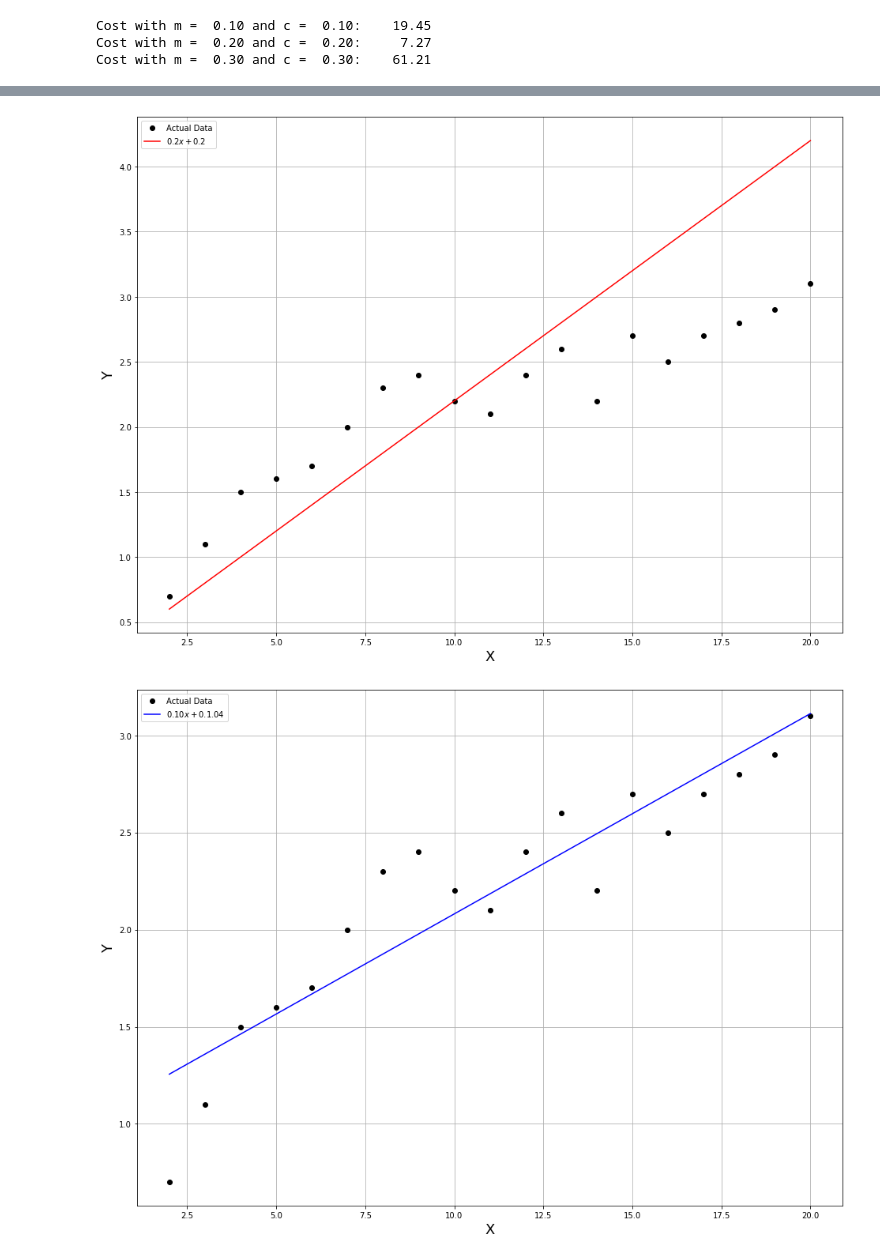
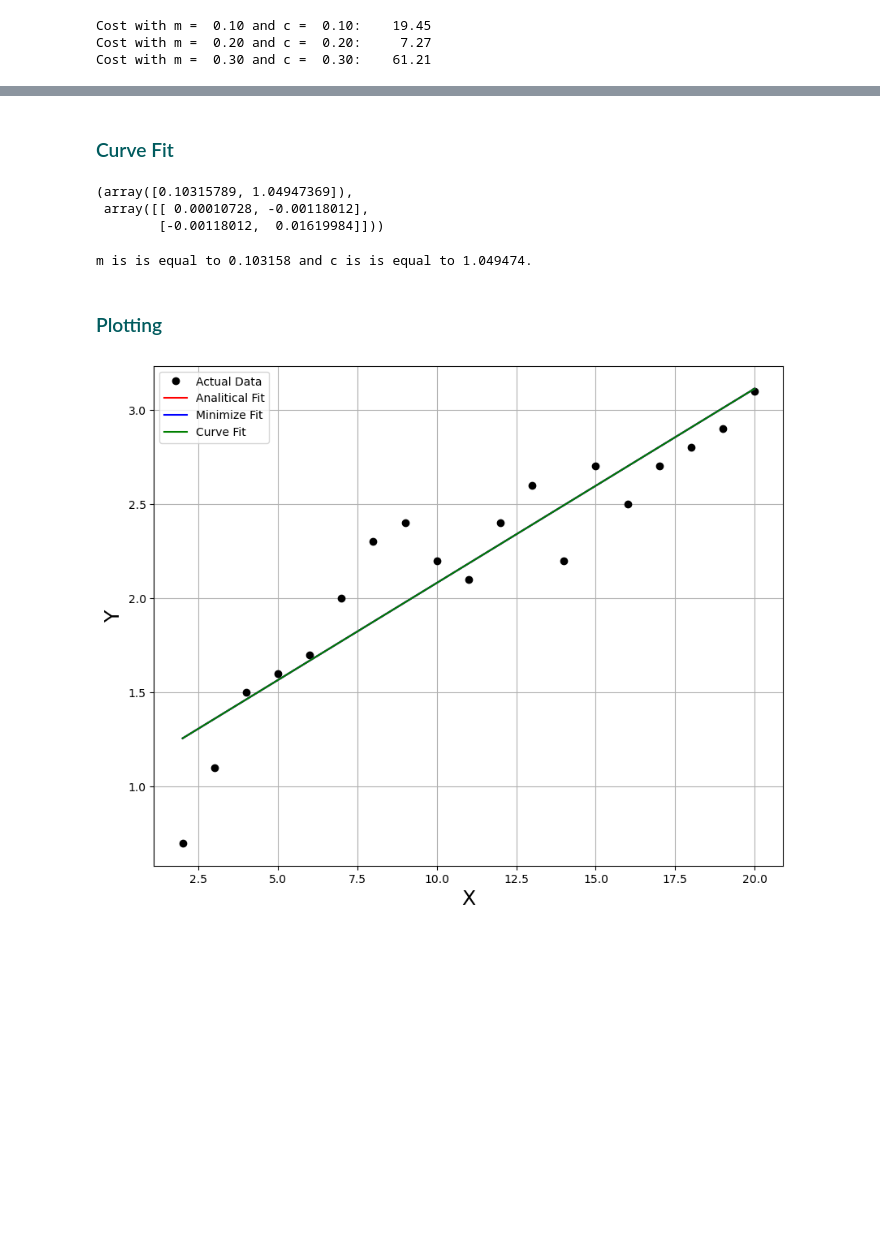
Before and after one commit to ReRiva/machine_learning_project, a Jupyter notebook: Exercises/02-modules-exercises.ipynb, the cells around one changed output, grey strips where cells are left out. Drawn from its saved outputs; the diff is of its cells as text; code cells hidden in the pictures; blank space fills up the shorter version.

```diff
--- a/Exercises/02-modules-exercises.ipynb
+++ b/Exercises/02-modules-exercises.ipynb
@@ -122,0 +190,3 @@ array([0.10315789, 1.04947368])
+# %%
+m_minimize, c_minimize = result_minimize.x
+print("m is is equal to %8.6f and c is is equal to %6.6f." % (m_minimize, c_minimize))
@@ -125,3 +199,25 @@ As seem above the best value for m is 0.10315789 and for c is 1.04947368. Now if
+# %% [markdown]
+<h3 style="color: rgb(0, 91, 94);">Curve Fit</h3>
+# %%
+def f(x, m, c):
+    return m * x + c
+# %%
+#The Scipy Optimize Curve Fit takes 3 arguments, the function we are trying to fit, the values for x and the values for y
+import scipy.optimize as so
+
+result_curve = so.curve_fit(f,x,y)
+result_curve
+# %% [output]
+(array([0.10315789, 1.04947369]),
+ array([[ 0.00010728, -0.00118012],
+        [-0.00118012,  0.01619984]]))
+# %%
+m_curve,c_curve = result_curve[0]
+print("m is is equal to %8.6f and c is is equal to %6.6f." % (m_curve,c_curve))
+# %% [output]
+m is is equal to 0.103158 and c is is equal to 1.049474.
+# %% [markdown]
+<h3 style="color: rgb(0, 91, 94);">Plotting</h3>
 # %%
 x = [2.0, 3.0, 4.0, 5.0, 6.0, 7.0, 8.0, 9.0, 10.0, 11.0, 12.0, 13.0, 14.0, 15.0, 16.0, 17.0, 18.0, 19.0, 20.0]
 y = [0.7, 1.1, 1.5, 1.6, 1.7, 2.0, 2.3, 2.4, 2.2, 2.1, 2.4, 2.6, 2.2, 2.7, 2.5, 2.7, 2.8, 2.9, 3.1]
@@ -130,44 +226,54 @@ y = [0.7, 1.1, 1.5, 1.6, 1.7, 2.0, 2.3, 2.4, 2.2, 2.1, 2.4, 2.6, 2.2, 2.7, 2.5,
 x = np.array(x)
 y = np.array(y)
 
-#Actual values of X and Y
+# Minimize - Analitical data
 
-plt.rcParams['figure.figsize'] = (16, 12)
+plt.rcParams['figure.figsize'] = (10, 8)
 plt.plot(x,y,"ko", label=r"Actual Data")
 plt.xlabel("X", size="18")
 plt.ylabel("Y", size="18")
 plt.grid()
 
 #Setting the limit of the plot so the last value of Y and X is the end of the plot
 
 #Plotting different lines to to try to find the best one
 
-plt.plot(x,(0.2 * x)+ 0.2,"r-", label=r"$0.2x + 0.2$")
-
-plt.legend()
-plt.show()
+plt.plot(x,(m_analitic * x)+ c_analitic,"r-", label=r"Analitical Fit")
 
 
 
 
-# Optimized Cost plot
+# Minimize plot
 
-plt.rcParams['figure.figsize'] = (16, 12)
-plt.plot(x,y,"ko", label=r"Actual Data")
+plt.rcParams['figure.figsize'] = (10, 8)
 plt.xlabel("X", size="18")
 plt.ylabel("Y", size="18")
 plt.grid()
 
 #Setting the limit of the plot so the last value of Y and X is the end of the plot
 
 #Plotting different lines to to try to find the best one
 
-plt.plot(x,(0.10315789 * x)+ 1.04947368,"b-", label=r"$0.10x + 0.1.04$")
+plt.plot(x,(m_minimize * x)+ c_minimize,"b-", label=r"Minimize Fit")
+
+
+
+# Curve Fit plot
+
+plt.rcParams['figure.figsize'] = (10, 8)
+plt.xlabel("X", size="18")
+plt.ylabel("Y", size="18")
+plt.grid()
+
+#Setting the limit of the plot so the last value of Y and X is the end of the plot
+
+#Plotting different lines to to try to find the best one
+
+plt.plot(x,(m_curve * x)+ c_curve,"g-", label=r"Curve Fit")
 
 plt.legend()
 
 plt.show()
 # %% [output]
-[figure, old version]
+[figure, new version]
-[figure, removed]
 # %% [markdown]
```
Also changed, not shown: parts of 18 cells of this notebook.
